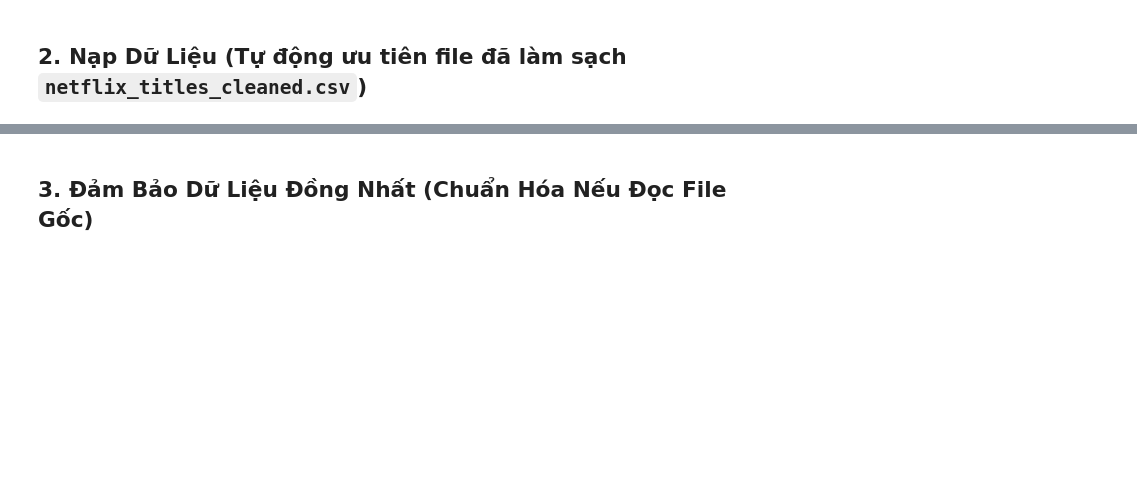
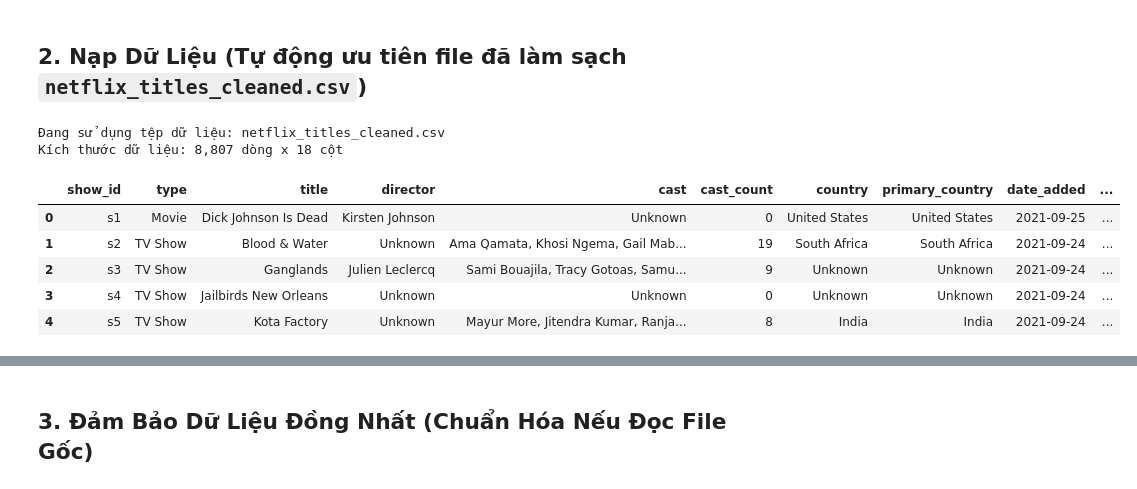
Before and after one commit to HaiTrieu186/Nhom8_DataRepo_KADA2, a Jupyter notebook: explore_netflix.ipynb, the cells around one changed output, grey strips where cells are left out. Saved outputs shown, nothing was run; the diff lists cells and outputs as text; code cells hidden in the pictures; blank space fills up the shorter version.

Commit message:
fix: add data loading and visualization scripts for Netflix dataset analysis

```diff
--- a/explore_netflix.ipynb
+++ b/explore_netflix.ipynb
@@ -30,12 +30,21 @@ plt.rcParams['figure.figsize'] = (10, 6)
 ## 2. Nạp Dữ Liệu (Tự động ưu tiên file đã làm sạch `netflix_titles_cleaned.csv`)
 # %%
 # Tự động phát hiện tệp đã làm sạch hoặc tệp gốc
-data_file = '/content/sample_data/netflix_titles_cleaned.csv' if os.path.exists('netflix_titles_cleaned.csv') else 'netflix_titles.csv'
+data_file = 'netflix_titles_cleaned.csv' if os.path.exists('netflix_titles_cleaned.csv') else 'netflix_titles.csv'
 print(f"Đang sử dụng tệp dữ liệu: {data_file}")
 
 df = pd.read_csv(data_file)
 print(f"Kích thước dữ liệu: {df.shape[0]:,} dòng x {df.shape[1]} cột\n")
 df.head()
+# %% [output]
+Đang sử dụng tệp dữ liệu: netflix_titles_cleaned.csv
+Kích thước dữ liệu: 8,807 dòng x 18 cột
+|  | show_id | type | title | director | cast | cast_count | country | primary_country | date_added | ... |
+| 0 | s1 | Movie | Dick Johnson Is Dead | Kirsten Johnson | Unknown | 0 | United States | United States | 2021-09-25 | ... |
+| 1 | s2 | TV Show | Blood & Water | Unknown | Ama Qamata, Khosi Ngema, Gail Mab... | 19 | South Africa | South Africa | 2021-09-24 | ... |
+| 2 | s3 | TV Show | Ganglands | Julien Leclercq | Sami Bouajila, Tracy Gotoas, Samu... | 9 | Unknown | Unknown | 2021-09-24 | ... |
+| 3 | s4 | TV Show | Jailbirds New Orleans | Unknown | Unknown | 0 | Unknown | Unknown | 2021-09-24 | ... |
+| 4 | s5 | TV Show | Kota Factory | Unknown | Mayur More, Jitendra Kumar, Ranja... | 8 | India | India | 2021-09-24 | ... |
 # %%
 # Kiểm tra thông tin các trường và kiểu dữ liệu
 df.info()
```
Also changed, not shown: parts of 12 cells of this notebook, 4 other files.
